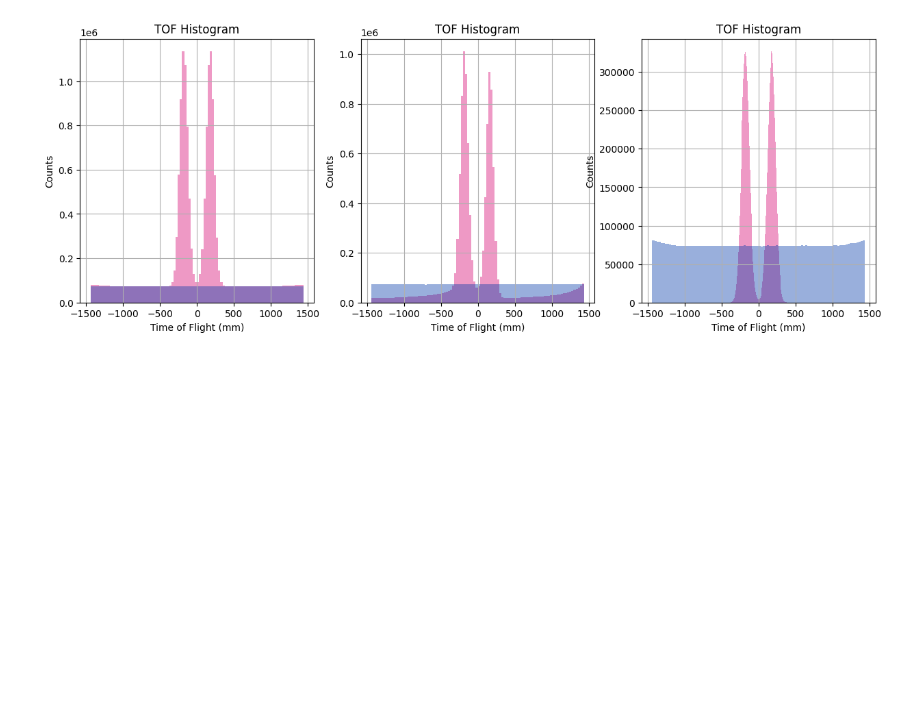
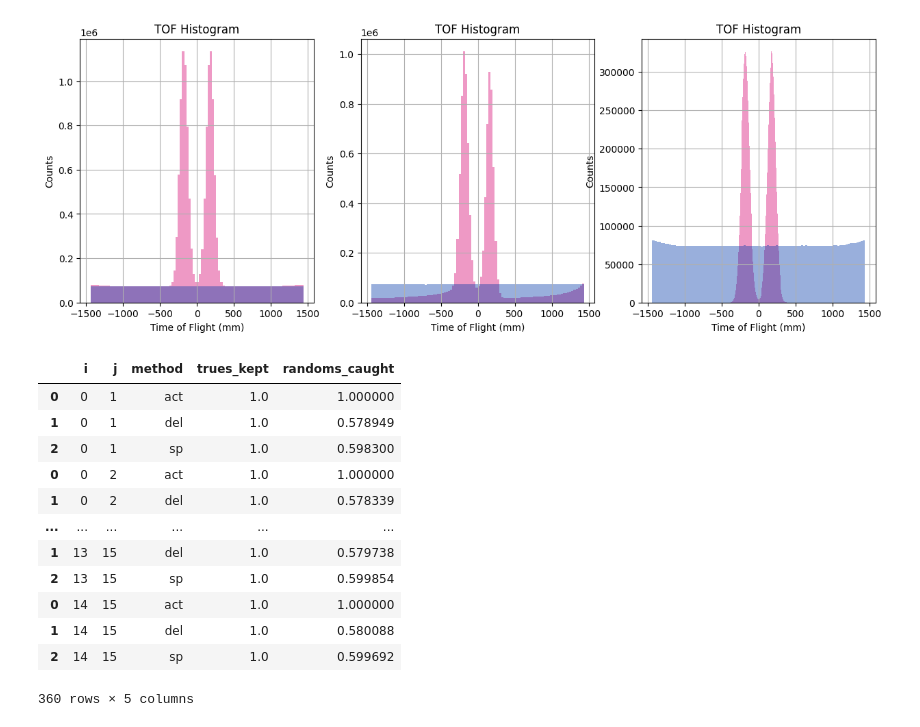
Before and after one commit to eeganr/petGATEsim, a Jupyter notebook: analysis/hist.ipynb, the cells around one changed output. Cells and saved outputs as stored; diff of their text form; code cells hidden in the pictures; blank space fills up the shorter version.

```diff
--- a/analysis/hist.ipynb
+++ b/analysis/hist.ipynb
@@ -232,0 +240,16 @@ plt.show()
+# %%
+annstats
+# %% [output]
+|  | i | j | method | trues_kept | randoms_caught |
+| 0 | 0 | 1 | act | 1.0 | 1.000000 |
+| 1 | 0 | 1 | del | 1.0 | 0.578949 |
+| 2 | 0 | 1 | sp | 1.0 | 0.598300 |
+| 0 | 0 | 2 | act | 1.0 | 1.000000 |
+| 1 | 0 | 2 | del | 1.0 | 0.578339 |
+| ... | ... | ... | ... | ... | ... |
+| 1 | 13 | 15 | del | 1.0 | 0.579738 |
+| 2 | 13 | 15 | sp | 1.0 | 0.599854 |
+| 0 | 14 | 15 | act | 1.0 | 1.000000 |
+| 1 | 14 | 15 | del | 1.0 | 0.580088 |
+| 2 | 14 | 15 | sp | 1.0 | 0.599692 |
+360 rows × 5 columns
```
Also changed, not shown: parts of 12 cells of this notebook, 11 other files.
